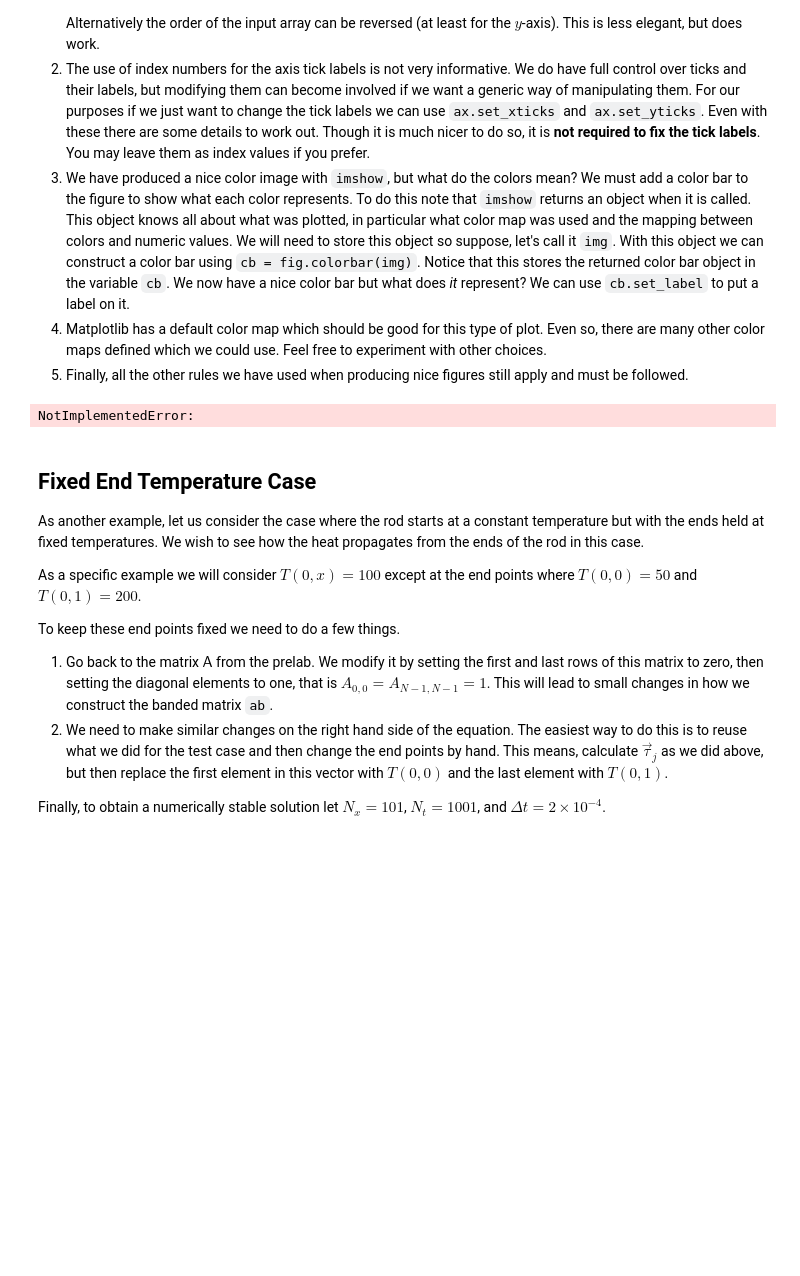
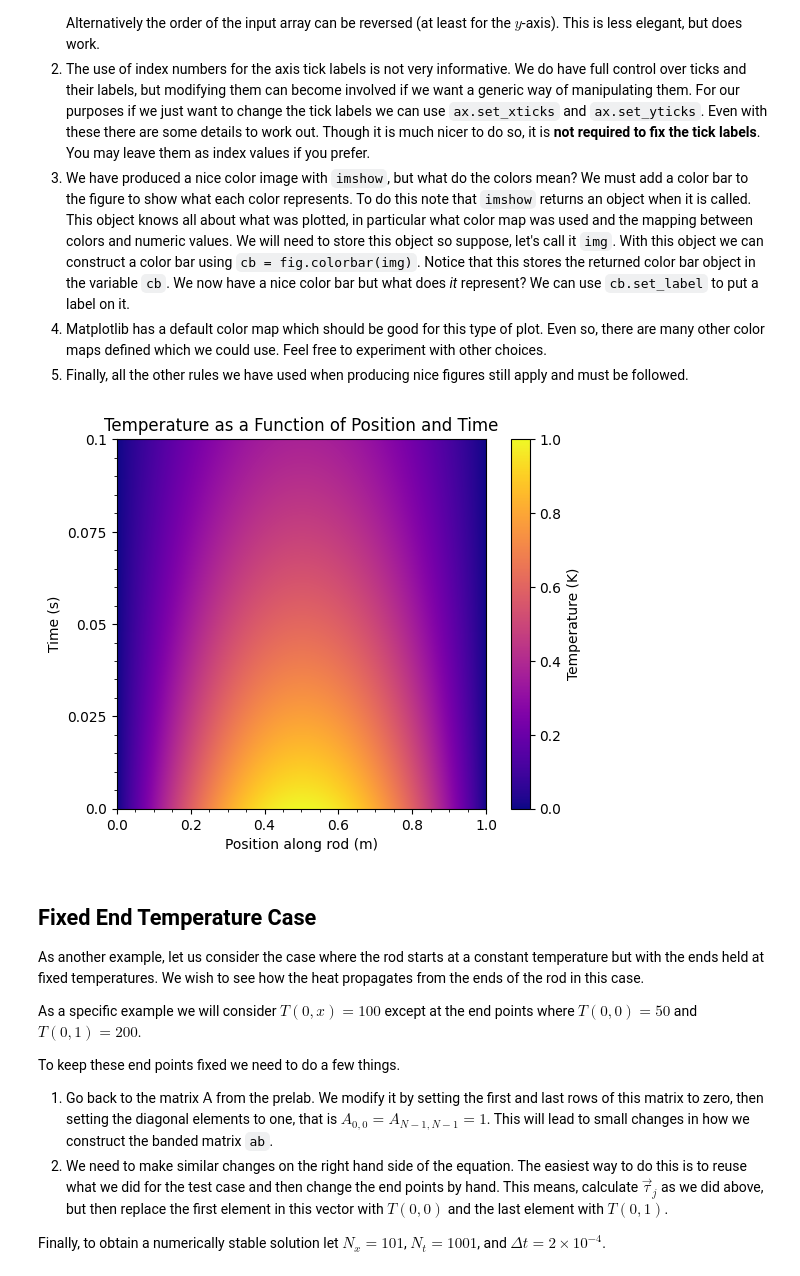
Before and after one commit to kh-bh/Physics_coursework, a Jupyter notebook: PHYS_250/Labs/Lab07.ipynb, the cells around one changed output. Cells and saved outputs as stored; diff of their text form; code cells hidden in the pictures; blank space fills up the shorter version.

```diff
--- a/PHYS_250/Labs/Lab07.ipynb
+++ b/PHYS_250/Labs/Lab07.ipynb
@@ -147,11 +156,27 @@ The above plot is nice, but it is even nicer to see the actual two dimensional h
 3. We have produced a nice color image with `imshow`, but what do the colors mean? We must add a color bar to the figure to show what each color represents. To do this note that `imshow` returns an object when it is called. This object knows all about what was plotted, in particular what color map was used and the mapping between colors and numeric values. We will need to store this object so suppose, let's call it `img`. With this object we can construct a color bar using `cb = fig.colorbar(img)`. Notice that this stores the returned color bar object in the variable `cb`. We now have a nice color bar but what does *it* represent? We can use `cb.set_label` to put a label on it.
 4. Matplotlib has a default color map which should be good for this type of plot. Even so, there are many other color maps defined which we could use. Feel free to experiment with other choices.
 5. Finally, all the other rules we have used when producing nice figures still apply and must be followed.
-# %%
-# YOUR CODE HERE
-raise NotImplementedError()
-# %% [output]
-NotImplementedError:
+# %%
+fig = plt.figure()
+ax = fig.add_subplot(111)
+img = ax.imshow(T, cmap = 'plasma')
+
+cb = fig.colorbar(img)
+cb.set_label('Temperature (K)')
+
+ax.set_ylim(0, N_t)
+
+ticks_x=np.array([0, 200, 400, 600, 800, 1000])
+ticks_y=np.array([0, 250, 500, 750, 1000])
+ax.set_xticks(ticks_x, ticks_x/1000)
+ax.set_yticks(ticks_y, ticks_y/10000)
+
+ax.set_xlabel('Position along rod (m)')
+ax.set_ylabel('Time (s)')
+ax.set_title('Temperature as a Function of Position and Time')
+ax.minorticks_on()
+# %% [output]
+[figure, added]
 # %% [markdown]
 ## Fixed End Temperature Case
 
```
Also changed, not shown: parts of 9 cells of this notebook, 1 other file.
